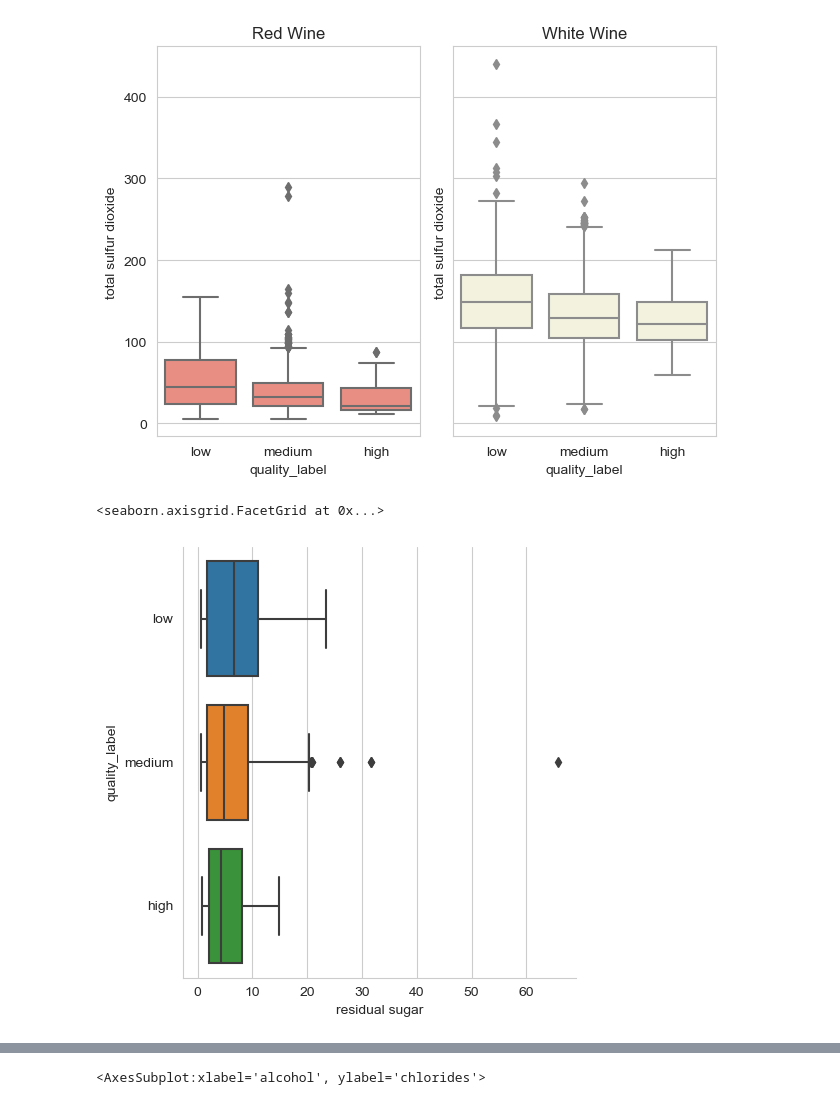
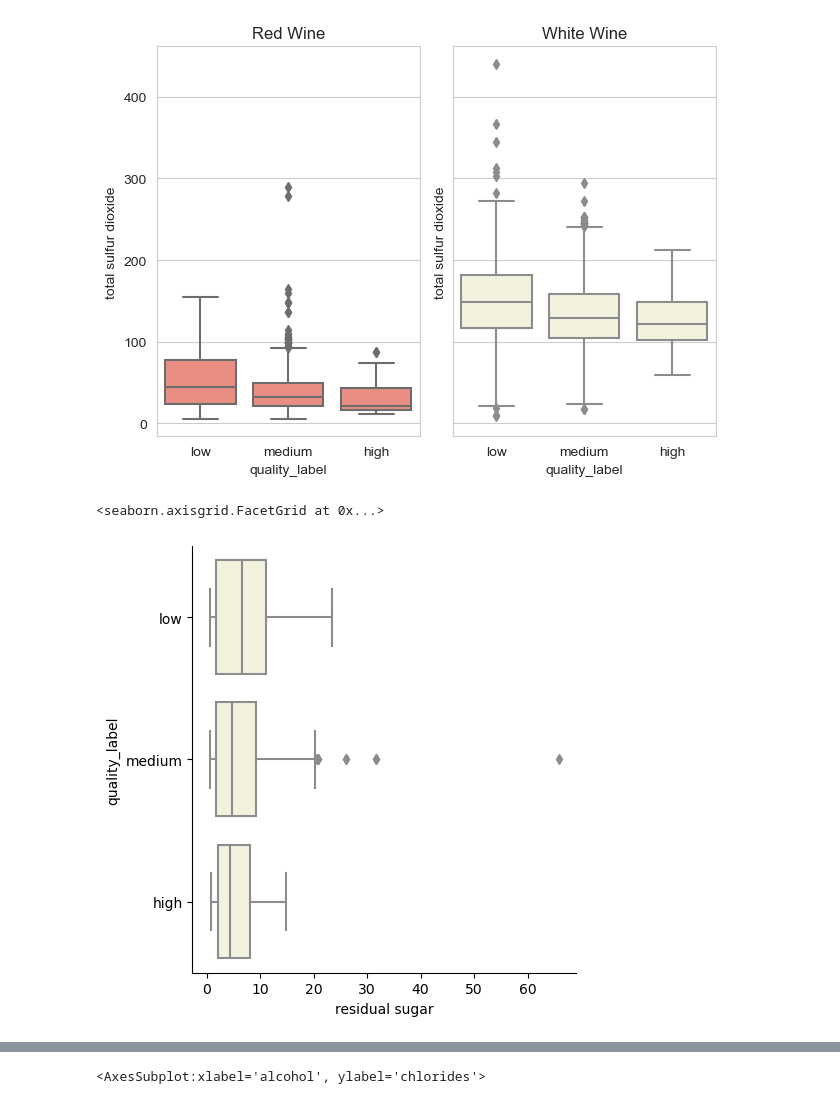
Before and after one commit to NiaLucia/Sprint2, a Jupyter notebook: wine_project.ipynb, the cells around one changed output, grey strips where cells are left out. Drawn from its saved outputs; the diff is of its cells as text; code cells hidden in the pictures.

Commit message:
wine eda

```diff
--- a/wine_project.ipynb
+++ b/wine_project.ipynb
@@ -344,7 +349,7 @@ sns.boxplot(ax = axs[1], data=white_wines, x="quality_label", y="total sulfur di
 Text(0.5, 1.0, 'White Wine')
 [figure]
 # %%
-sns.catplot(data=white_wines, x="residual sugar", y="quality_label", kind='box')
+sns.catplot(data=white_wines, x="residual sugar", y="quality_label", kind='box', color= 'beige')
 # %% [output]
 <seaborn.axisgrid.FacetGrid at 0x...>
-[figure, old version]
+[figure, new version]
```
Also changed, not shown: parts of 13 cells of this notebook, 9 other files.
